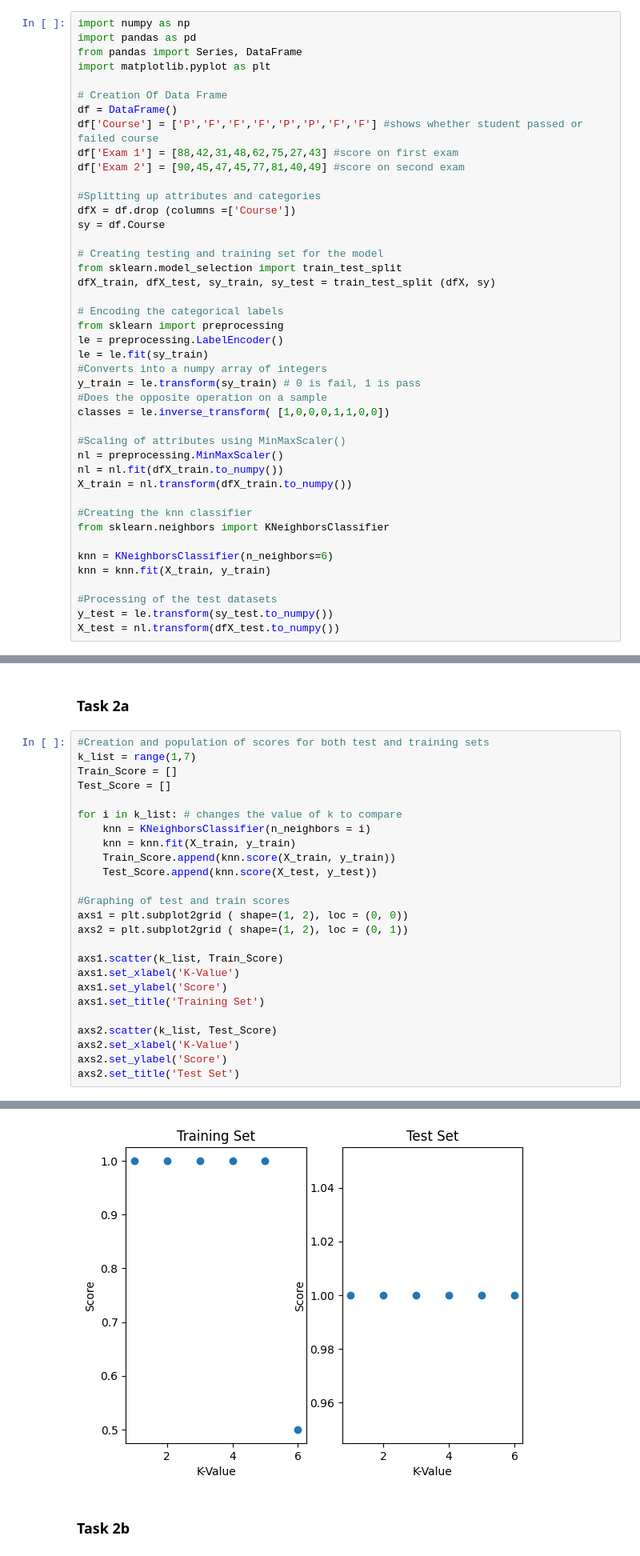
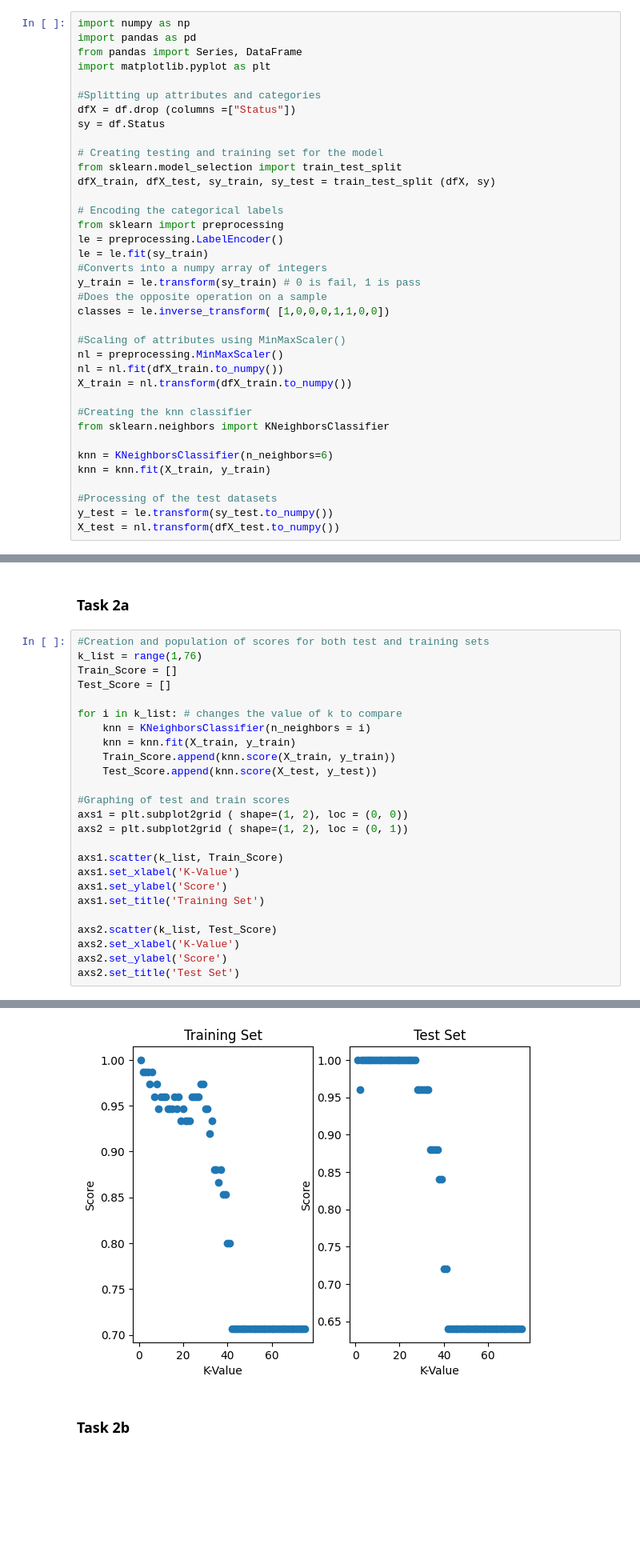
Before and after one commit to sslaquerre07/ENDG_319_Files, a Jupyter notebook: CURE_Project4/CURE4.ipynb, the cells around one changed output, grey strips where cells are left out. Shown at 80% size. Saved outputs shown, nothing was run; the diff lists cells and outputs as text; blank space fills up the shorter version.

```diff
--- a/CURE_Project4/CURE4.ipynb
+++ b/CURE_Project4/CURE4.ipynb
@@ -6,15 +99,9 @@ import pandas as pd
 from pandas import Series, DataFrame
 import matplotlib.pyplot as plt
 
-# Creation Of Data Frame
-df = DataFrame()
-df['Course'] = ['P','F','F','F','P','P','F','F'] #shows whether student passed or failed course
-df['Exam 1'] = [88,42,31,48,62,75,27,43] #score on first exam
-df['Exam 2'] = [90,45,47,45,77,81,40,49] #score on second exam
-
 #Splitting up attributes and categories
-dfX = df.drop (columns =['Course'])
-sy = df.Course
+dfX = df.drop (columns =["Status"])
+sy = df.Status
 
 # Creating testing and training set for the model
 from sklearn.model_selection import train_test_split
@@ -49,32 +136,32 @@ X_test = nl.transform(dfX_test.to_numpy())
 ### Task 2a
 # %%
 #Creation and population of scores for both test and training sets
-k_list = range(1,7)
+k_list = range(1,76)
 Train_Score = []
 Test_Score = []
 
 for i in k_list: # changes the value of k to compare
     knn = KNeighborsClassifier(n_neighbors = i)
     knn = knn.fit(X_train, y_train)
     Train_Score.append(knn.score(X_train, y_train))
     Test_Score.append(knn.score(X_test, y_test))
 
 #Graphing of test and train scores
 axs1 = plt.subplot2grid ( shape=(1, 2), loc = (0, 0))
 axs2 = plt.subplot2grid ( shape=(1, 2), loc = (0, 1))
 
 axs1.scatter(k_list, Train_Score)
 axs1.set_xlabel('K-Value')
 axs1.set_ylabel('Score')
 axs1.set_title('Training Set')
 
 axs2.scatter(k_list, Test_Score)
 axs2.set_xlabel('K-Value')
 axs2.set_ylabel('Score')
 axs2.set_title('Test Set')
 # %% [output]
 Text(0.5, 1.0, 'Test Set')
-[figure, old version]
+[figure, new version]
 # %% [markdown]
 ### Task 2b
 # %%
```
Also changed, not shown: parts of 6 cells of this notebook.
